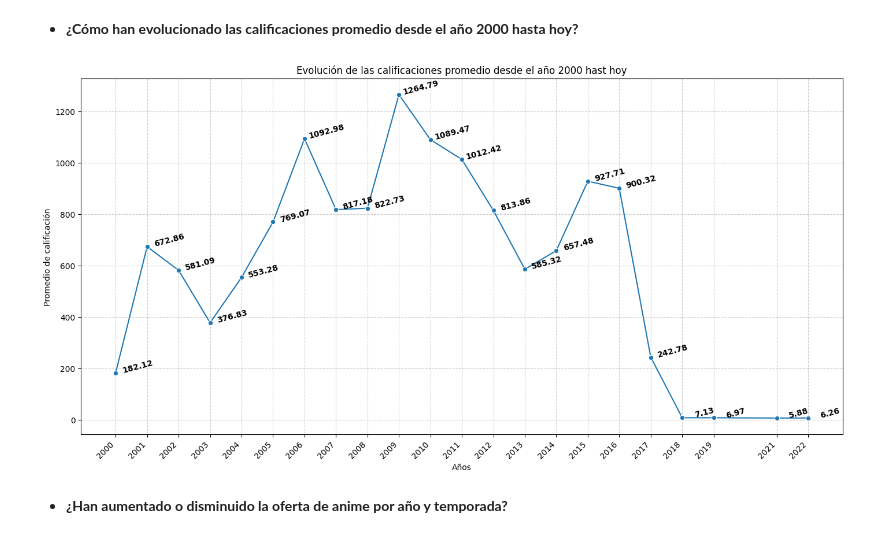
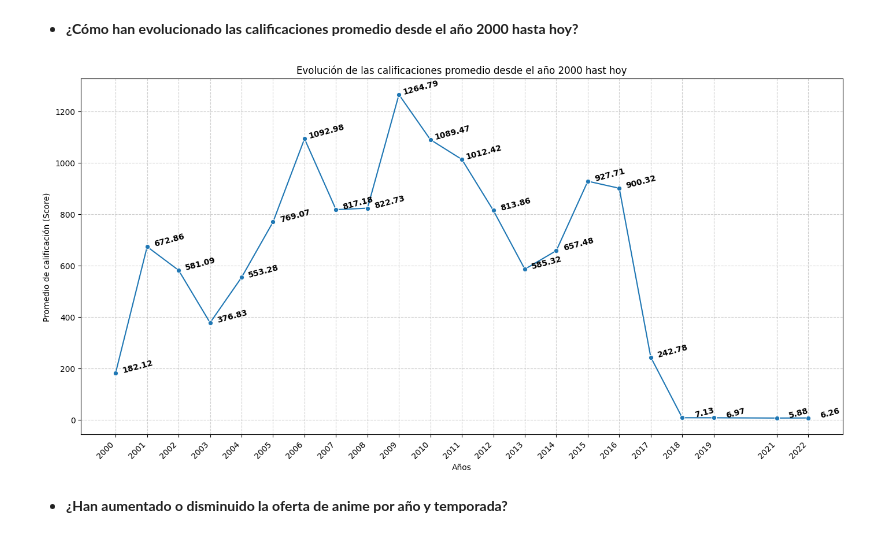
Before and after one commit to SaitoM17/anime_analisis, a Jupyter notebook: notebooks/anime.ipynb, the cells around one changed output. Saved outputs shown, nothing was run; the diff lists cells and outputs as text; code cells hidden in the pictures.

```diff
--- a/notebooks/anime.ipynb
+++ b/notebooks/anime.ipynb
@@ -88,34 +88,34 @@ plt.xticks(
     labels=años_unicos,
     rotation=45,
     ha='right'
 )
 
 plt.title('Evolución de las calificaciones promedio desde el año 2000 hast hoy')
 plt.xlabel('Años')
-plt.ylabel('Promedio de calificación')
+plt.ylabel('Promedio de calificación (Score)')
 plt.grid(True, linestyle='--', alpha=0.6)
 
 for index, row in df_promedio_por_anio.iterrows():
     # Coordenadas X e Y donde se colocará el texto
     x_coord = row['annio']
     y_coord = row['score']
 
     # El valor a mostrar, redondeado a 2 decimales
     valor_texto = f"{y_coord:.2f}"
 
     # Posicionar el texto
     plt.text(
         x=x_coord + 0.7,
         y=y_coord + 2,  # Ajuste (+0.01) para que el texto quede un poco encima del punto
         s=valor_texto,
         ha='center',
         fontsize=10,
         weight='bold',
         rotation=15
     )
 
 plt.show()
 # %% [output]
-[figure, old version]
+[figure, new version]
 # %% [markdown]
 * **¿Han aumentado o disminuido la oferta de anime por año y temporada?**
```
